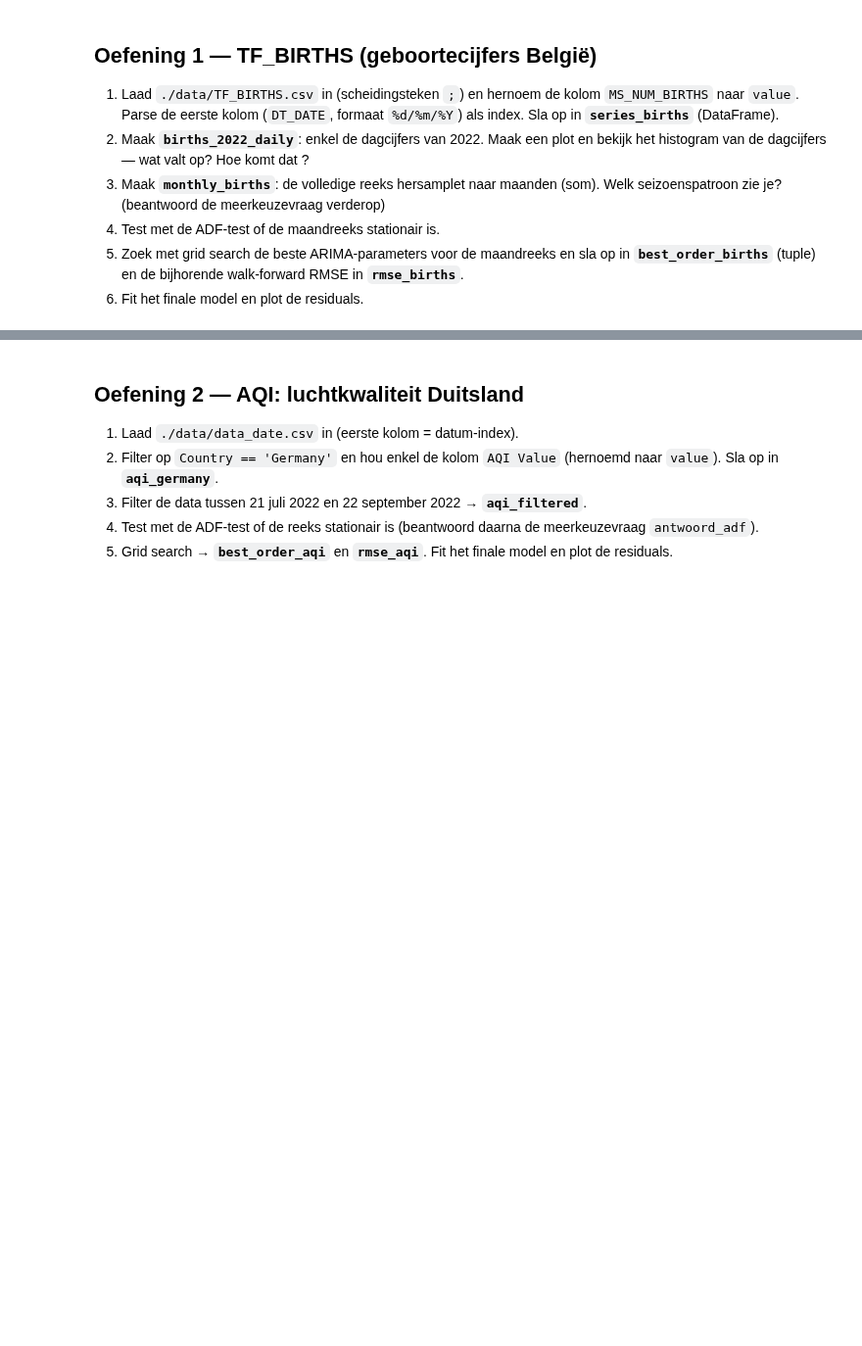
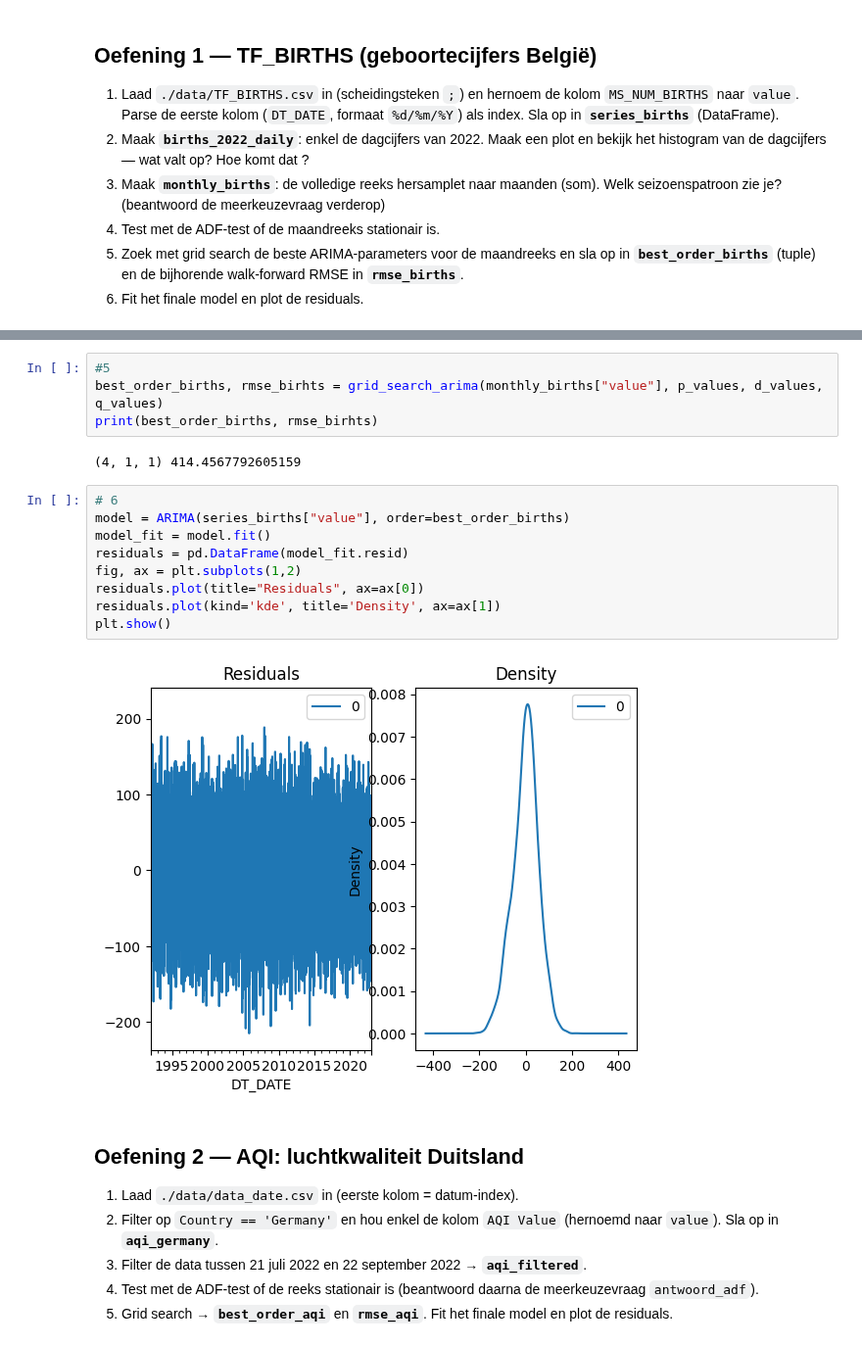
Before and after one commit to tijsleyssens1/ML-Algo-student, a Jupyter notebook: exercises_with_checks/week04/arima_checkpoint_opgave.ipynb, the cells around one changed output, grey strips where cells are left out. Shown at 98% size. Saved outputs shown, nothing was run; the diff lists cells and outputs as text; blank space fills up the shorter version.

```diff
--- a/exercises_with_checks/week04/arima_checkpoint_opgave.ipynb
+++ b/exercises_with_checks/week04/arima_checkpoint_opgave.ipynb
@@ -81,3 +133,20 @@ q_values = [0, 1]
+# %%
+#5
+best_order_births, rmse_birhts = grid_search_arima(monthly_births["value"], p_values, d_values, q_values)
+print(best_order_births, rmse_birhts)
+# %% [output]
+(4, 1, 1) 414.4567792605159
+# %%
+# 6
+model = ARIMA(series_births["value"], order=best_order_births)
+model_fit = model.fit()
+residuals = pd.DataFrame(model_fit.resid)
+fig, ax = plt.subplots(1,2)
+residuals.plot(title="Residuals", ax=ax[0])
+residuals.plot(kind='kde', title='Density', ax=ax[1])
+plt.show()
+# %% [output]
+[figure, added]
 # %% [markdown]
 ## Oefening 2 — AQI: luchtkwaliteit Duitsland
 
```
Also changed, not shown: parts of 12 cells of this notebook.
